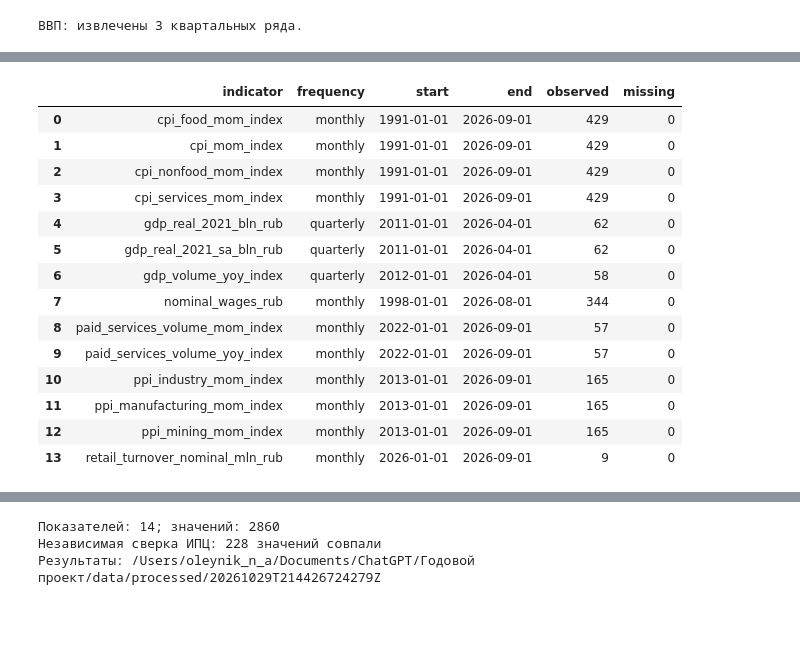
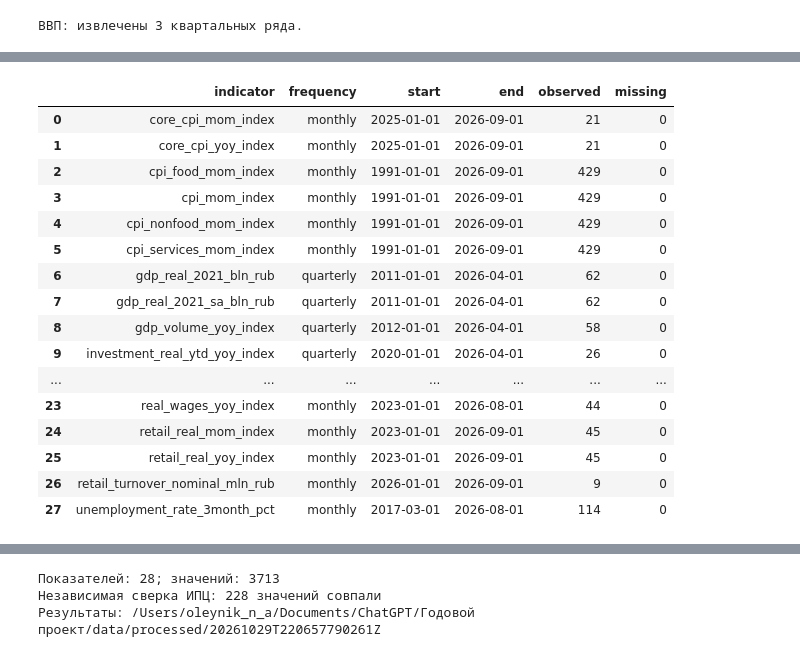
Before and after one commit to oleynik-n-a/rosstat-parser, a Jupyter notebook: rosstat_macro.ipynb, the cells around one changed output, grey strips where cells are left out. Cells and saved outputs as stored; diff of their text form; code cells hidden in the pictures; blank space fills up the shorter version.

Commit message:
Expand Rosstat data and add features for all 28 indicators

```diff
--- a/rosstat_macro.ipynb
+++ b/rosstat_macro.ipynb
@@ -135,9 +152,18 @@ def download(name):
         response = http.get(url, timeout=(15, 90), allow_redirects=False)
     response.raise_for_status()
     payload = response.content
-    signature = b'PK\x03\x04' if name.endswith('.xlsx') else bytes.fromhex('D0CF11E0A1B11AE1')
-    if response.status_code != 200 or not payload.startswith(signature):
-        raise ValueError(f'{name}: вместо Excel получен другой ответ')
+    if name.endswith('.xlsx'):
+        valid = payload.startswith(b'PK\x03\x04')
+    elif name.endswith('.xls'):
+        valid = payload.startswith(bytes.fromhex('D0CF11E0A1B11AE1'))
+    elif name.endswith('.pdf'):
+        valid = payload.startswith(b'%PDF-')
+    elif name.endswith('.html'):
+        valid = b'<html' in payload[:2000].lower() or b'<!doctype html' in payload[:2000].lower()
+    else:
+        raise ValueError(f'Неизвестный формат: {name}')
+    if response.status_code != 200 or not valid:
+        raise ValueError(f'{name}: получен ответ неожиданного формата')
     temporary = path.with_suffix(path.suffix + '.part')
     temporary.write_bytes(payload)
     temporary.replace(path)
@@ -211,7 +237,7 @@ def add_series(records, indicator, frequency, unit, basis, name, sheet, note='')
         raise ValueError(f'{indicator}: бесконечные значения')
     result = result.loc[result.period.between(observed.min(), observed.max())].copy()
     for key, value in dict(indicator=indicator, frequency=frequency, unit=unit, basis=basis,
-                           territory='Российская Федерация', source_url=BASE_URL + name,
+                           source_url=BASE_URL + name,
                            source_sha256=metadata[name]['sha256'], sheet=sheet,
                            retrieved_at=metadata[name]['retrieved_at'],
                            acquisition=metadata[name]['acquisition'], methodology_note=note).items():
@@ -407,0 +589,23 @@ print('ВВП: извлечены 3 квартальных ряда.')
+# %%
+name, sheet = FILES['investment'], 'к соотв.периоду'
+frame = read_excel(name, sheet)
+expect(frame, 1, 0, 'в сопоставимых ценах', contains=True)
+expect(frame, 1, 0, 'соответствующему периоду предыдущего года', contains=True)
+expect(frame, 4, 0, 'Российская Федерация')
+records = []
+labels = ['I квартал', 'I полугодие', 'январь-сентябрь', 'год']
+for year in range(2020, 2027):
+    first = 1 + (year - 2020) * 4
+    if text(frame.iat[2, first]) != {2020: '2020 год', 2021: '2021 год', 2022: '2022 год', 2023: '2023 год2', 2024: '2024 год1,2', 2025: '2025 1,2', 2026: '2026 2'}[year]:
+        raise ValueError(f'Изменился год инвестиций: {year}')
+    for quarter, label in enumerate(labels, 1):
+        column = first + quarter - 1
+        if column >= frame.shape[1]:
+            break
+        expect(frame, 3, column, 'январь-декабрь' if year == 2025 and quarter == 4 else label)
+        records.append((pd.Timestamp(year=year, month=3 * quarter - 2, day=1),
+                        number(frame.iat[4, column])))
+add_series(records, 'investment_real_ytd_yoy_index', 'quarterly', '%',
+           'период с начала года к соответствующему периоду прошлого года = 100', name, sheet,
+           'Накопленный период: I квартал, полугодие, 9 месяцев или год; не отдельный квартал.')
+print('Инвестиции: 1 накопленный ряд.')
@@ -420,7 +709,7 @@ macro = pd.concat(parts, ignore_index=True).sort_values(['indicator', 'period'])
 if macro.duplicated(['indicator', 'period']).any():
     raise ValueError('Повторяются периоды одного показателя')
 for indicator, group in macro.groupby('indicator'):
-    if any(group[column].nunique() != 1 for column in ['frequency', 'unit', 'basis', 'territory']):
+    if any(group[column].nunique() != 1 for column in ['frequency', 'unit', 'basis']):
         raise ValueError(f'Несовместимые измерения: {indicator}')
 
 values = macro.set_index(['indicator', 'period']).value
@@ -442,45 +731,47 @@ with pd.ExcelFile(paths[FILES['cpi_check']]) as book:
             checked += 1
 
 quality_rows = []
 matrices = {}
 for indicator, group in macro.groupby('indicator'):
     rule = {'monthly': 'MS', 'quarterly': 'QS'}[group.frequency.iloc[0]]
     calendar = pd.date_range(group.period.min(), group.period.max(), freq=rule)
     series = group.set_index('period').value.reindex(calendar)
     quality_rows.append(dict(indicator=indicator, frequency=group.frequency.iloc[0],
                              start=calendar.min(), end=calendar.max(),
                              observed=int(series.notna().sum()), missing=int(series.isna().sum())))
 quality = pd.DataFrame(quality_rows)
 for frequency, group in macro.groupby('frequency'):
     wide = group.pivot(index='period', columns='indicator', values='value').sort_index()
     calendar = pd.date_range(wide.index.min(), wide.index.max(), freq={'monthly': 'MS', 'quarterly': 'QS'}[frequency])
     matrices[frequency] = wide.reindex(calendar).rename_axis('period')
 
 OUT.mkdir(parents=True, exist_ok=True)
 macro.to_csv(OUT / 'macro_long.csv', index=False, date_format='%Y-%m-%d')
 for frequency, wide in matrices.items():
     wide.to_csv(OUT / f'macro_{frequency}.csv', date_format='%Y-%m-%d')
 quality.to_csv(OUT / 'quality_report.csv', index=False, date_format='%Y-%m-%d')
 pd.DataFrame(sorted(source_notes), columns=['file_name', 'sheet', 'note']).to_csv(OUT / 'source_notes.csv', index=False)
 display(quality)
 display(macro[['indicator', 'period', 'value', 'frequency', 'unit']].head())
 print(f'Показателей: {macro.indicator.nunique()}; значений: {macro.value.notna().sum()}')
 print(f'Независимая сверка ИПЦ: {checked} значений совпали')
 print('Результаты:', OUT)
 # %% [output]
 |  | indicator | frequency | start | end | observed | missing |
-| 0 | cpi_food_mom_index | monthly | 1991-01-01 | 2026-09-01 | 429 | 0 |
-| 1 | cpi_mom_index | monthly | 1991-01-01 | 2026-09-01 | 429 | 0 |
-| 2 | cpi_nonfood_mom_index | monthly | 1991-01-01 | 2026-09-01 | 429 | 0 |
-| 3 | cpi_services_mom_index | monthly | 1991-01-01 | 2026-09-01 | 429 | 0 |
-| 4 | gdp_real_2021_bln_rub | quarterly | 2011-01-01 | 2026-04-01 | 62 | 0 |
-| 5 | gdp_real_2021_sa_bln_rub | quarterly | 2011-01-01 | 2026-04-01 | 62 | 0 |
-| 6 | gdp_volume_yoy_index | quarterly | 2012-01-01 | 2026-04-01 | 58 | 0 |
-| 7 | nominal_wages_rub | monthly | 1998-01-01 | 2026-08-01 | 344 | 0 |
-| 8 | paid_services_volume_mom_index | monthly | 2022-01-01 | 2026-09-01 | 57 | 0 |
-| 9 | paid_services_volume_yoy_index | monthly | 2022-01-01 | 2026-09-01 | 57 | 0 |
-| 10 | ppi_industry_mom_index | monthly | 2013-01-01 | 2026-09-01 | 165 | 0 |
-| 11 | ppi_manufacturing_mom_index | monthly | 2013-01-01 | 2026-09-01 | 165 | 0 |
-| 12 | ppi_mining_mom_index | monthly | 2013-01-01 | 2026-09-01 | 165 | 0 |
-| 13 | retail_turnover_nominal_mln_rub | monthly | 2026-01-01 | 2026-09-01 | 9 | 0 |
+| 0 | core_cpi_mom_index | monthly | 2025-01-01 | 2026-09-01 | 21 | 0 |
+| 1 | core_cpi_yoy_index | monthly | 2025-01-01 | 2026-09-01 | 21 | 0 |
+| 2 | cpi_food_mom_index | monthly | 1991-01-01 | 2026-09-01 | 429 | 0 |
+| 3 | cpi_mom_index | monthly | 1991-01-01 | 2026-09-01 | 429 | 0 |
+| 4 | cpi_nonfood_mom_index | monthly | 1991-01-01 | 2026-09-01 | 429 | 0 |
+| 5 | cpi_services_mom_index | monthly | 1991-01-01 | 2026-09-01 | 429 | 0 |
+| 6 | gdp_real_2021_bln_rub | quarterly | 2011-01-01 | 2026-04-01 | 62 | 0 |
+| 7 | gdp_real_2021_sa_bln_rub | quarterly | 2011-01-01 | 2026-04-01 | 62 | 0 |
+| 8 | gdp_volume_yoy_index | quarterly | 2012-01-01 | 2026-04-01 | 58 | 0 |
+| 9 | investment_real_ytd_yoy_index | quarterly | 2020-01-01 | 2026-04-01 | 26 | 0 |
+| ... | ... | ... | ... | ... | ... | ... |
+| 23 | real_wages_yoy_index | monthly | 2023-01-01 | 2026-08-01 | 44 | 0 |
+| 24 | retail_real_mom_index | monthly | 2023-01-01 | 2026-09-01 | 45 | 0 |
+| 25 | retail_real_yoy_index | monthly | 2023-01-01 | 2026-09-01 | 45 | 0 |
+| 26 | retail_turnover_nominal_mln_rub | monthly | 2026-01-01 | 2026-09-01 | 9 | 0 |
+| 27 | unemployment_rate_3month_pct | monthly | 2017-03-01 | 2026-08-01 | 114 | 0 |
 |  | indicator | period | value | frequency | unit |
@@ -492,3 +783,3 @@ print('Результаты:', OUT)
-Показателей: 14; значений: 2860
+Показателей: 28; значений: 3713
 Независимая сверка ИПЦ: 228 значений совпали
-Результаты: /Users/oleynik_n_a/Documents/ChatGPT/Годовой проект/data/processed/20261029T214426724279Z
+Результаты: /Users/oleynik_n_a/Documents/ChatGPT/Годовой проект/data/processed/20261029T220657790261Z
```
Also changed, not shown: parts of 26 cells of this notebook, 2 other files.
